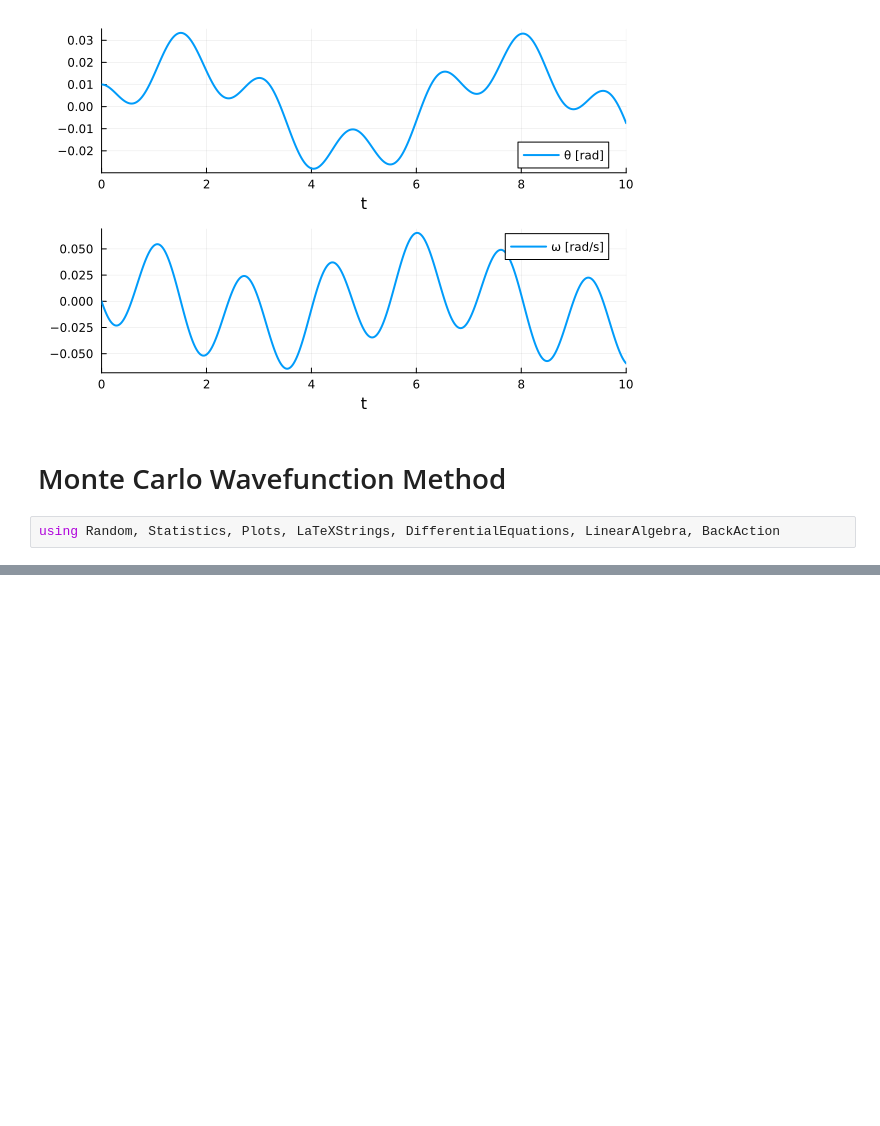
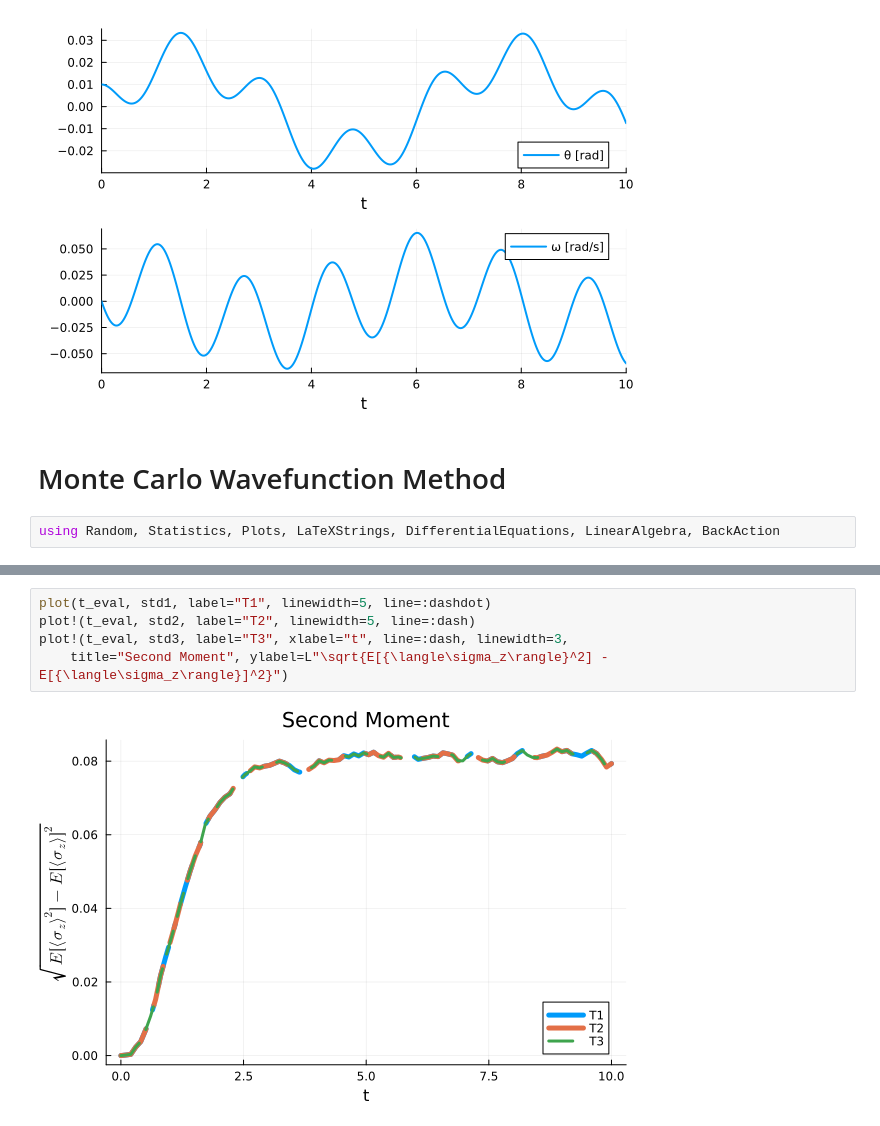
Before and after one commit to Ste1nb0cK/BackAction.jl, a Jupyter notebook: notebooks/NewUnravelings.ipynb, the cells around one changed output, grey strips where cells are left out. Saved outputs shown, nothing was run; the diff lists cells and outputs as text; blank space fills up the shorter version.

```diff
--- a/notebooks/NewUnravelings.ipynb
+++ b/notebooks/NewUnravelings.ipynb
@@ -404,0 +332,7 @@ plot!(t_eval, t -> 2*exp(-BackAction.rd_gamma*t) -1, label="Lindblad", xlabel="t
+# %%
+plot(t_eval, std1, label="T1", linewidth=5, line=:dashdot)
+plot!(t_eval, std2, label="T2", linewidth=5, line=:dash)
+plot!(t_eval, std3, label="T3", xlabel="t", line=:dash, linewidth=3,
+    title="Second Moment", ylabel=L"\sqrt{E[{\langle\sigma_z\rangle}^2] - E[{\langle\sigma_z\rangle}]^2}")
+# %% [output]
+[figure, added]
```
Also changed, not shown: parts of 10 cells of this notebook, 3 other files.
